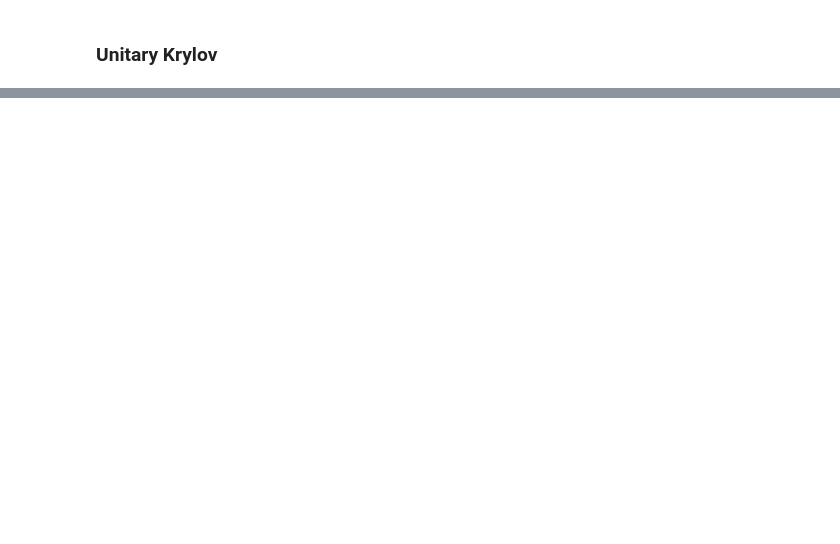
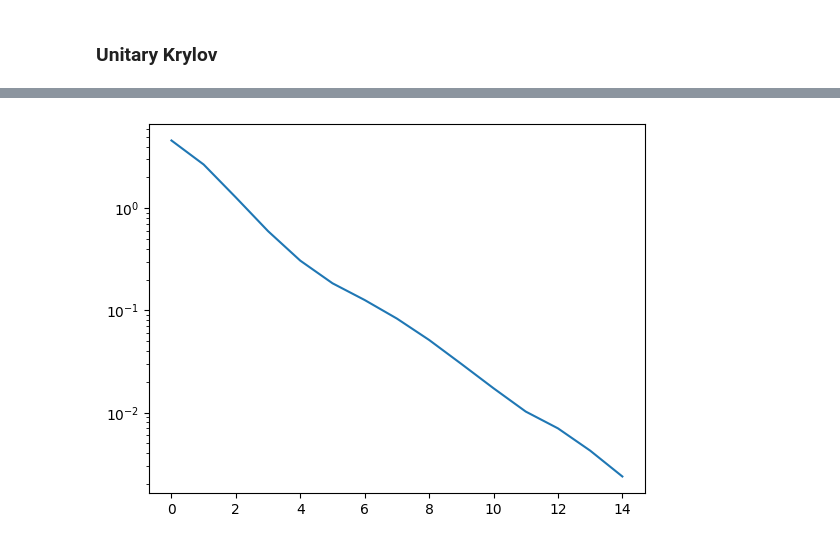
Before and after one commit to bdalfavero/krylov_new, a Jupyter notebook: qrylov.ipynb, the cells around one changed output, grey strips where cells are left out. Saved outputs shown, nothing was run; the diff lists cells and outputs as text; code cells hidden in the pictures; blank space fills up the shorter version.

```diff
--- a/qrylov.ipynb
+++ b/qrylov.ipynb
@@ -205,0 +204,7 @@ plt.legend();
+# %%
+fig, ax = plt.subplots()
+err = np.abs(krylov_evals - energy_exact)
+ax.plot(err)
+ax.set_yscale("log")
+# %% [output]
+[figure, added]
```
Also changed, not shown: parts of 9 cells of this notebook, 4 other files.
